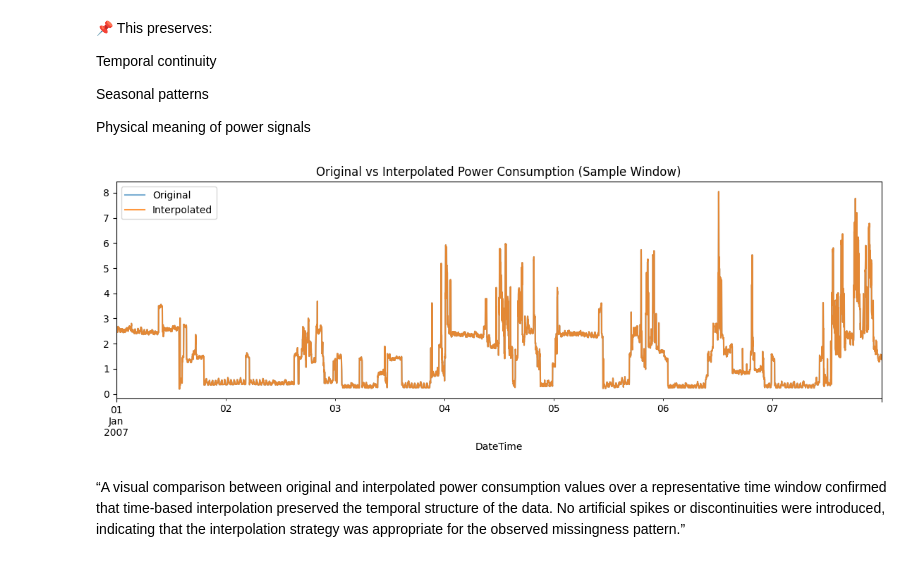
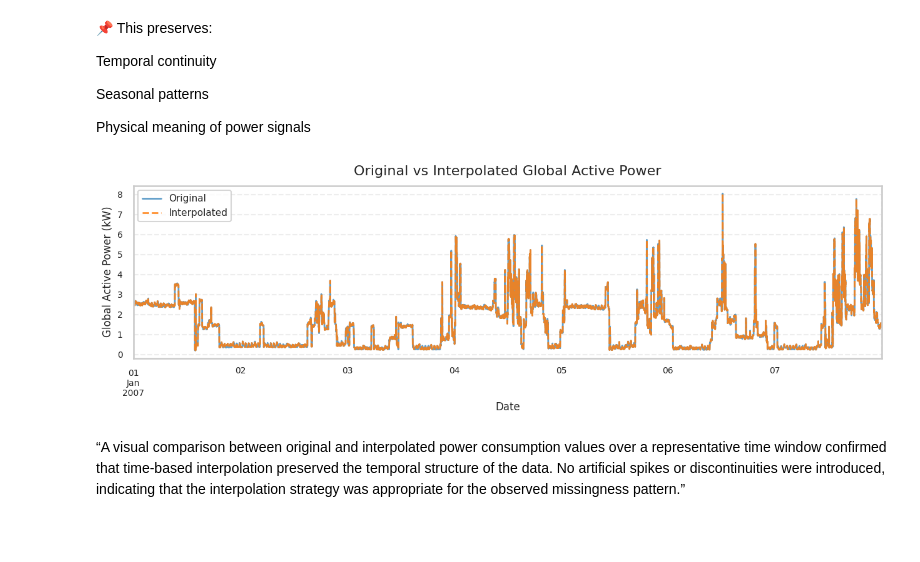
Before and after one commit to saimahesh1810/24069723_Data_Science_Project, a Jupyter notebook: 24069723_DS_Project.ipynb, the cells around one changed output. Cells and saved outputs as stored; diff of their text form; code cells hidden in the pictures; blank space fills up the shorter version.

```diff
--- a/24069723_DS_Project.ipynb
+++ b/24069723_DS_Project.ipynb
@@ -175,16 +215,33 @@ Physical meaning of power signals
 # %%
 # Compare original vs interpolated for a small window
 sample_start = "2007-01-01"
 sample_end = "2007-01-07"
 
-plt.figure(figsize=(14,4))
-df.loc[sample_start:sample_end, "Global_active_power"].plot(label="Original", alpha=0.6)
-df_interp.loc[sample_start:sample_end, "Global_active_power"].plot(label="Interpolated", alpha=0.8)
-plt.legend()
-plt.title("Original vs Interpolated Power Consumption (Sample Window)")
+fig, ax = plt.subplots(figsize=(13, 4.5))
+df.loc[sample_start:sample_end, "Global_active_power"].plot(
+    label="Original",
+    alpha=0.7,
+    linewidth=2,
+    color=COLORS["primary"],
+    ax=ax
+)
+df_interp.loc[sample_start:sample_end, "Global_active_power"].plot(
+    label="Interpolated",
+    alpha=0.85,
+    linewidth=2,
+    linestyle="--",
+    color=COLORS["secondary"],
+    ax=ax
+)
+ax.set_title("Original vs Interpolated Global Active Power", pad=12)
+ax.set_xlabel("Date")
+ax.set_ylabel("Global Active Power (kW)")
+ax.legend(frameon=True)
+ax.grid(True, linestyle="--", alpha=0.35)
+plt.tight_layout()
 plt.show()
 # %% [output]
-[figure, old version]
+[figure, new version]
 # %% [markdown]
 “A visual comparison between original and interpolated power consumption values over a representative time window confirmed that time-based interpolation preserved the temporal structure of the data. No artificial spikes or discontinuities were introduced, indicating that the interpolation strategy was appropriate for the observed missingness pattern.”
 # %%
```
Also changed, not shown: parts of 80 cells of this notebook.
